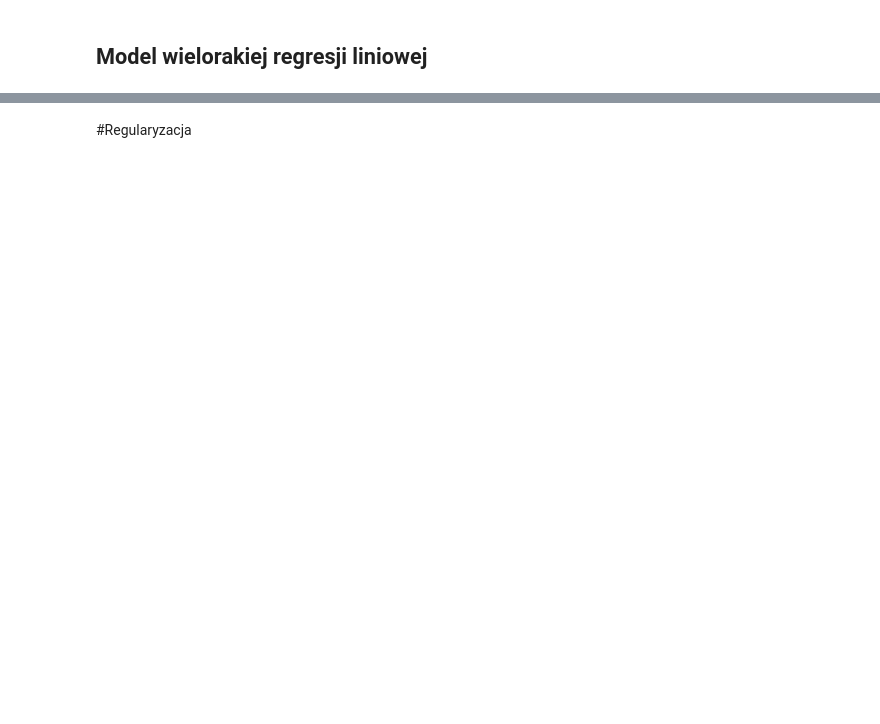
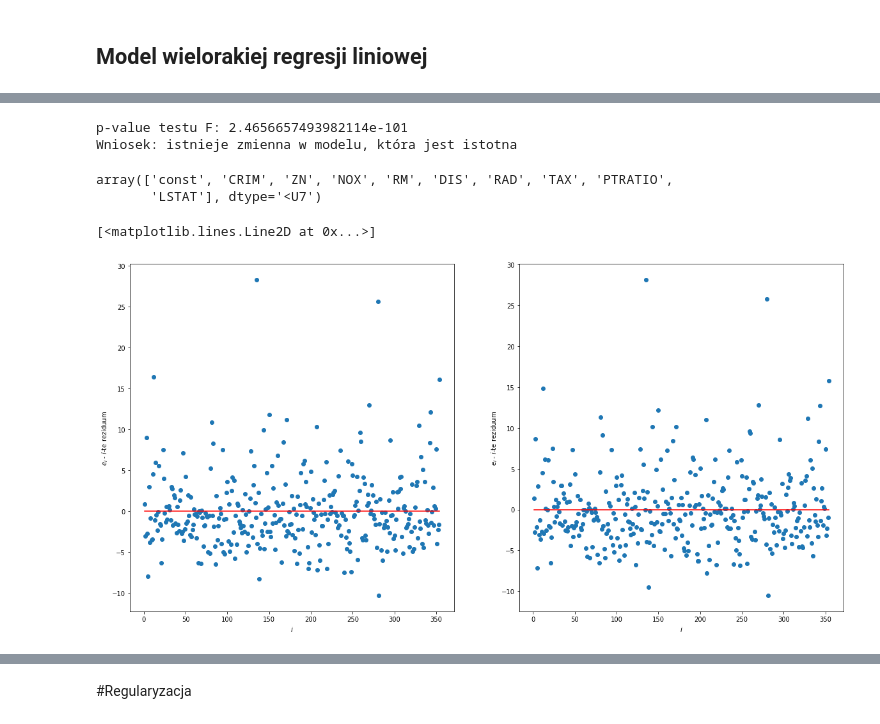
Before and after one commit to mdabrowski-phd/ds250223_regul, a Jupyter notebook: 02_regresja_liniowa_case_study/Case study - Boston House Dataset.ipynb, the cells around one changed output, grey strips where cells are left out. Drawn from its saved outputs; the diff is of its cells as text; code cells hidden in the pictures; blank space fills up the shorter version.

```diff
--- a/02_regresja_liniowa_case_study/Case study - Boston House Dataset.ipynb
+++ b/02_regresja_liniowa_case_study/Case study - Boston House Dataset.ipynb
@@ -113,2 +334,10 @@ warnings.filterwarnings('ignore')
 # %% [markdown]
 ## Model wielorakiej regresji liniowej
+# %%
+#5 Dopasowujemy model regresji wielorakiej
+X_train_with_const = sm.add_constant(X_train, prepend=True, has_constant='skip')
+X_test_with_const =  sm.add_constant(X_test, prepend=True, has_constant='skip')
+
+model_full = sm.OLS(endog=y_train, exog=X_train_with_const)
+fitted_model_full = model_full.fit()
+fitted_model_full.summary()
@@ -114,0 +394,4 @@ warnings.filterwarnings('ignore')
+# %%
+# b) Dla których zmiennych niezależnych Xj, j=1,...,10 można odrzucić hipotezę zerową H0: βj = 0?
+features1 = np.array(model_full.exog_names)[fitted_model_full.pvalues < 0.05]
+features1
@@ -114,0 +401,6 @@ warnings.filterwarnings('ignore')
+# %%
+# c) Biorąc pod uwagę odpowiedź na poprzednie pytanie,
+# wyznacz mniejszy model w oparciu tylko o zmienne, które faktycznie mają istotny wpływ na wielkość sprzedaży.
+model2 = sm.OLS(endog=y_train, exog=X_train_with_const[features1])
+fitted_model2 = model2.fit()
+fitted_model2.summary()
@@ -114,0 +437,51 @@ warnings.filterwarnings('ignore')
+# %%
+# d) Porównaj dopasowanie obu modeli (większego i mniejszego), sporządź wykresy diagnostyczne.
+# Badamy związek PRICE = b0 + b1*CRIM + b2*ZN + ... + b9 * LSTAT
+
+#Czy istnieje związek pomiędzy zmienną zależną a którąkolwiek ze zmiennych niezależnych?
+# Test F
+# H0: b1 = b2 = ... = b9 = 0 (zadna zmienna w modelu nie jest istotna)
+# H1: ~H1 (istnieje zmienna w modelu, która jest istotna)
+
+print("p-value testu F: {}".format(fitted_model2.f_pvalue))
+if fitted_model2.f_pvalue < 0.05:
+    print("Wniosek: istnieje zmienna w modelu, która jest istotna")
+else:
+    print("Wniosek: żadna zmienna w modelu nie jest istotna")
+# %% [output]
+p-value testu F: 2.4656657493982114e-101
+Wniosek: istnieje zmienna w modelu, która jest istotna
+# %%
+# Dla których zmiennych niezależnych Xj, j=1,...,10 można odrzucić hipotezę zerową H0: βj = 0?
+features2 = np.array(model2.exog_names)[fitted_model2.pvalues < 0.05]
+features2
+# wszystkie zmienne sa istotne w modelu
+# %% [output]
+array(['const', 'CRIM', 'ZN', 'NOX', 'RM', 'DIS', 'RAD', 'TAX', 'PTRATIO',
+       'LSTAT'], dtype='<U7')
+# %%
+#wykresy
+#1. wykres rezyudów
+# (i,e_i)
+
+plt.figure(figsize=(20, 10))
+
+plt.subplot(1, 2, 1)
+xrange = np.arange(1, len(fitted_model_full.resid) + 1)
+plt.scatter(xrange, fitted_model_full.resid)
+plt.xlabel("$i$")
+plt.ylabel("$e_i$ - $i$-te reziduum")
+X_plot = np.linspace(0, 6, 6)
+plt.plot(xrange, np.repeat(0, len(xrange)), color='red')
+
+plt.subplot(1, 2, 2)
+xrange = np.arange(1, len(fitted_model2.resid) + 1)
+plt.scatter(xrange, fitted_model2.resid)
+plt.xlabel("$i$")
+plt.ylabel("$e_i$ - $i$-te reziduum")
+X_plot = np.linspace(0, 6, 6)
+plt.plot(xrange, np.repeat(0, len(xrange)), color='red')
+#mniej więcej wokół 0 w obydwu przypadkach
+# %% [output]
+[<matplotlib.lines.Line2D at 0x...>]
+[figure, added]
```
Also changed, not shown: parts of 44 cells of this notebook.
